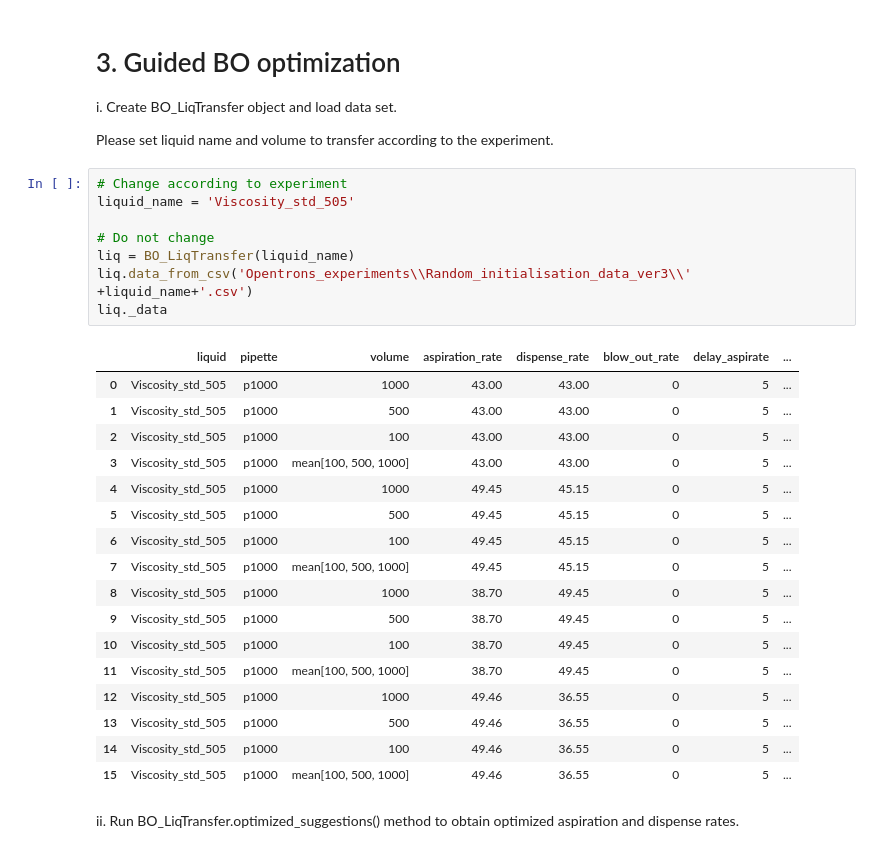
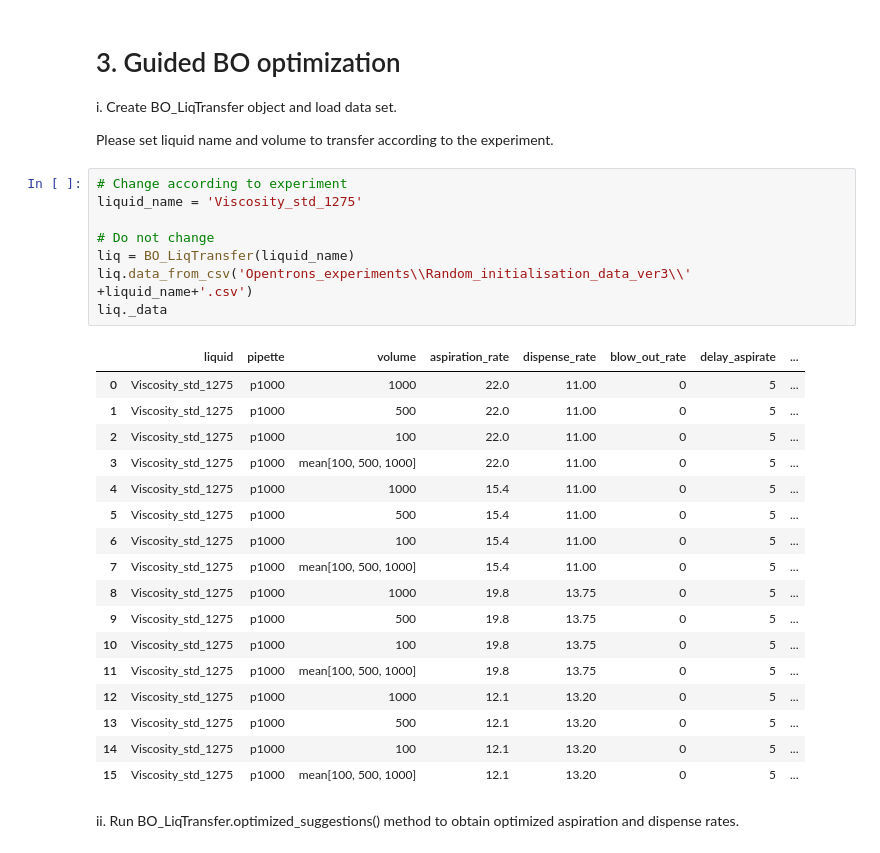
Before and after one commit to Quijanove/viscosity_liquid_transfer_Pablo, a Jupyter notebook: BOTorch_optimizationl_mean_volume.ipynb, the cells around one changed output. Drawn from its saved outputs; the diff is of its cells as text.

```diff
--- a/BOTorch_optimizationl_mean_volume.ipynb
+++ b/BOTorch_optimizationl_mean_volume.ipynb
@@ -234,30 +234,30 @@ i.   Create BO_LiqTransfer object and load data set.
 Please set liquid name and volume to transfer according to the experiment.
 # %%
 # Change according to experiment
-liquid_name = 'Viscosity_std_505'
+liquid_name = 'Viscosity_std_1275'
 
 # Do not change
 liq = BO_LiqTransfer(liquid_name)
 liq.data_from_csv('Opentrons_experiments\\Random_initialisation_data_ver3\\' +liquid_name+'.csv')
 liq._data
 # %% [output]
 |  | liquid | pipette | volume | aspiration_rate | dispense_rate | blow_out_rate | delay_aspirate | ... |
-| 0 | Viscosity_std_505 | p1000 | 1000 | 43.00 | 43.00 | 0 | 5 | ... |
-| 1 | Viscosity_std_505 | p1000 | 500 | 43.00 | 43.00 | 0 | 5 | ... |
-| 2 | Viscosity_std_505 | p1000 | 100 | 43.00 | 43.00 | 0 | 5 | ... |
-| 3 | Viscosity_std_505 | p1000 | mean[100, 500, 1000] | 43.00 | 43.00 | 0 | 5 | ... |
-| 4 | Viscosity_std_505 | p1000 | 1000 | 49.45 | 45.15 | 0 | 5 | ... |
-| 5 | Viscosity_std_505 | p1000 | 500 | 49.45 | 45.15 | 0 | 5 | ... |
-| 6 | Viscosity_std_505 | p1000 | 100 | 49.45 | 45.15 | 0 | 5 | ... |
-| 7 | Viscosity_std_505 | p1000 | mean[100, 500, 1000] | 49.45 | 45.15 | 0 | 5 | ... |
-| 8 | Viscosity_std_505 | p1000 | 1000 | 38.70 | 49.45 | 0 | 5 | ... |
-| 9 | Viscosity_std_505 | p1000 | 500 | 38.70 | 49.45 | 0 | 5 | ... |
-| 10 | Viscosity_std_505 | p1000 | 100 | 38.70 | 49.45 | 0 | 5 | ... |
-| 11 | Viscosity_std_505 | p1000 | mean[100, 500, 1000] | 38.70 | 49.45 | 0 | 5 | ... |
-| 12 | Viscosity_std_505 | p1000 | 1000 | 49.46 | 36.55 | 0 | 5 | ... |
-| 13 | Viscosity_std_505 | p1000 | 500 | 49.46 | 36.55 | 0 | 5 | ... |
-| 14 | Viscosity_std_505 | p1000 | 100 | 49.46 | 36.55 | 0 | 5 | ... |
-| 15 | Viscosity_std_505 | p1000 | mean[100, 500, 1000] | 49.46 | 36.55 | 0 | 5 | ... |
+| 0 | Viscosity_std_1275 | p1000 | 1000 | 22.0 | 11.00 | 0 | 5 | ... |
+| 1 | Viscosity_std_1275 | p1000 | 500 | 22.0 | 11.00 | 0 | 5 | ... |
+| 2 | Viscosity_std_1275 | p1000 | 100 | 22.0 | 11.00 | 0 | 5 | ... |
+| 3 | Viscosity_std_1275 | p1000 | mean[100, 500, 1000] | 22.0 | 11.00 | 0 | 5 | ... |
+| 4 | Viscosity_std_1275 | p1000 | 1000 | 15.4 | 11.00 | 0 | 5 | ... |
+| 5 | Viscosity_std_1275 | p1000 | 500 | 15.4 | 11.00 | 0 | 5 | ... |
+| 6 | Viscosity_std_1275 | p1000 | 100 | 15.4 | 11.00 | 0 | 5 | ... |
+| 7 | Viscosity_std_1275 | p1000 | mean[100, 500, 1000] | 15.4 | 11.00 | 0 | 5 | ... |
+| 8 | Viscosity_std_1275 | p1000 | 1000 | 19.8 | 13.75 | 0 | 5 | ... |
+| 9 | Viscosity_std_1275 | p1000 | 500 | 19.8 | 13.75 | 0 | 5 | ... |
+| 10 | Viscosity_std_1275 | p1000 | 100 | 19.8 | 13.75 | 0 | 5 | ... |
+| 11 | Viscosity_std_1275 | p1000 | mean[100, 500, 1000] | 19.8 | 13.75 | 0 | 5 | ... |
+| 12 | Viscosity_std_1275 | p1000 | 1000 | 12.1 | 13.20 | 0 | 5 | ... |
+| 13 | Viscosity_std_1275 | p1000 | 500 | 12.1 | 13.20 | 0 | 5 | ... |
+| 14 | Viscosity_std_1275 | p1000 | 100 | 12.1 | 13.20 | 0 | 5 | ... |
+| 15 | Viscosity_std_1275 | p1000 | mean[100, 500, 1000] | 12.1 | 13.20 | 0 | 5 | ... |
 # %% [markdown]
 
 ii.   Run BO_LiqTransfer.optimized_suggestions() method to obtain optimized aspiration and dispense rates.
```
Also changed, not shown: parts of 2 cells of this notebook, 7 other files.
